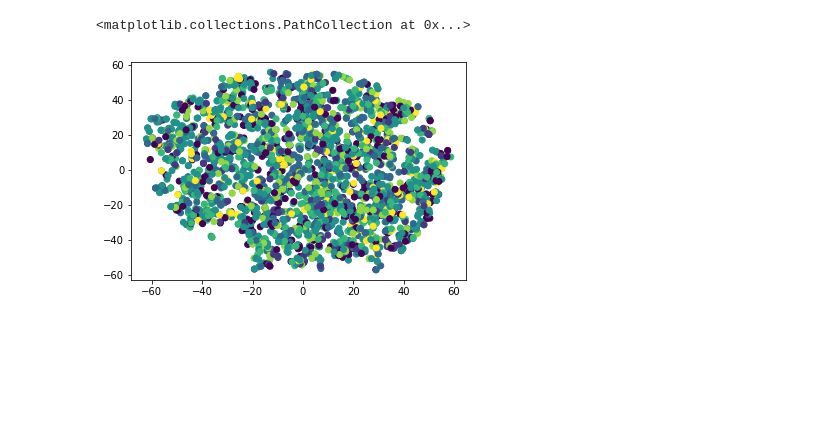
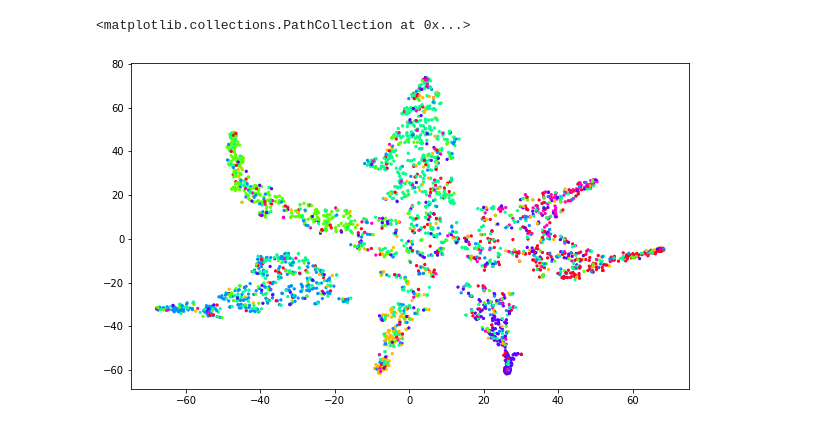
Before and after one commit to saurabhmithe/deep-learning-on-graphs, a Jupyter notebook: gcn/gcn/Visualization of Embeddings.ipynb, the cells around one changed output. Cells and saved outputs as stored; diff of their text form; code cells hidden in the pictures; blank space fills up the shorter version.

Commit message:
new embed file embed2.npy

```diff
--- a/gcn/gcn/Visualization of Embeddings.ipynb
+++ b/gcn/gcn/Visualization of Embeddings.ipynb
@@ -4,8 +8,8 @@ from sklearn.manifold import TSNE
 import matplotlib.pyplot as plt
 from scipy.special import softmax
 # %%
-X = np.load('cora_embed.npy')
-X = softmax(X, axis=0)
+X = np.load('embed2.npy')
+X = softmax(X, axis=1)
 ally = np.load('data/ind.cora.ally')
 testy = np.load('data/ind.cora.ty')
 y = np.vstack([ally, testy])
@@ -13,7 +17,8 @@ Y = np.argmax(y, axis=1)
 # %%
 Xsne = TSNE(n_components=2).fit_transform(X)
 # %%
-plt.scatter(Xsne[:,0], Xsne[:,1], c=Y)
+plt.figure(figsize=[10,6])
+plt.scatter(Xsne[:,0], Xsne[:,1], s=5, c=Y, cmap='gist_rainbow')
 # %% [output]
 <matplotlib.collections.PathCollection at 0x...>
-[figure, old version]
+[figure, new version]
```
Also changed, not shown: parts of 2 cells of this notebook, 7 other files.
